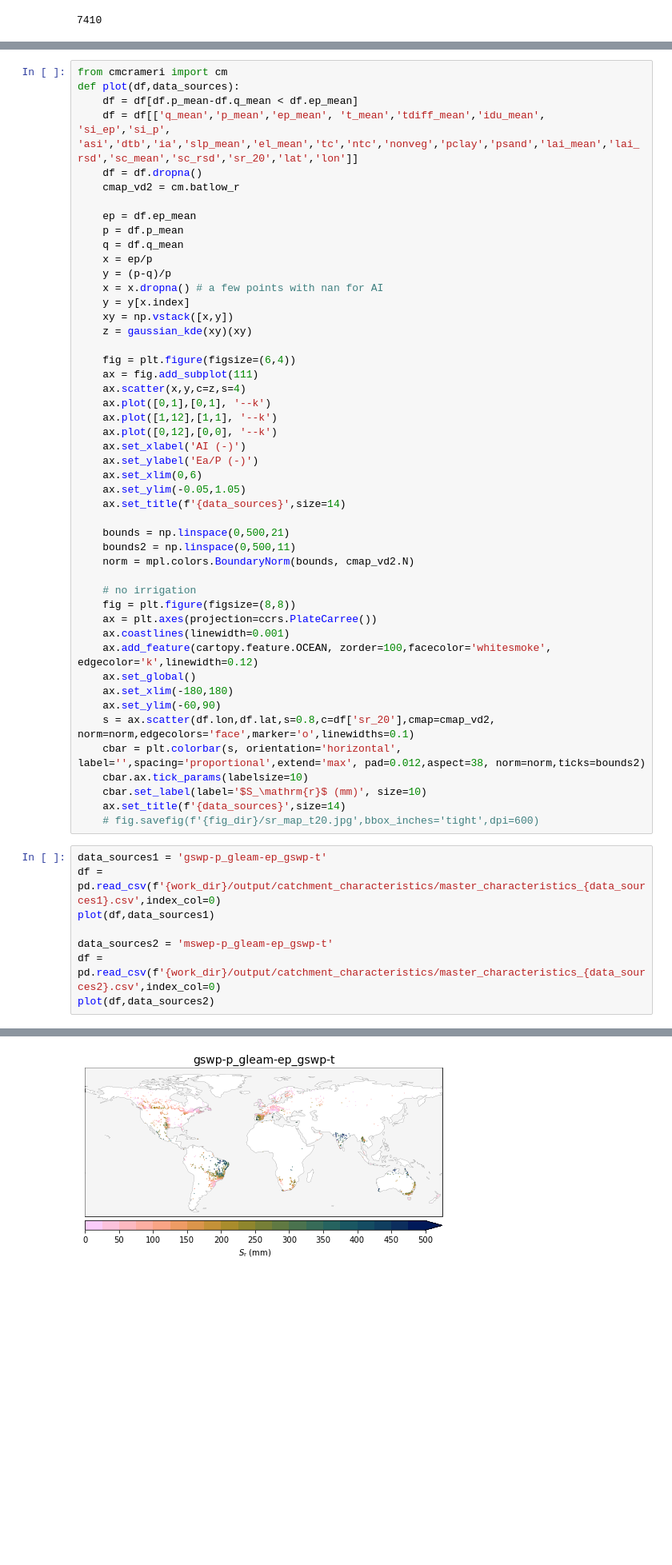
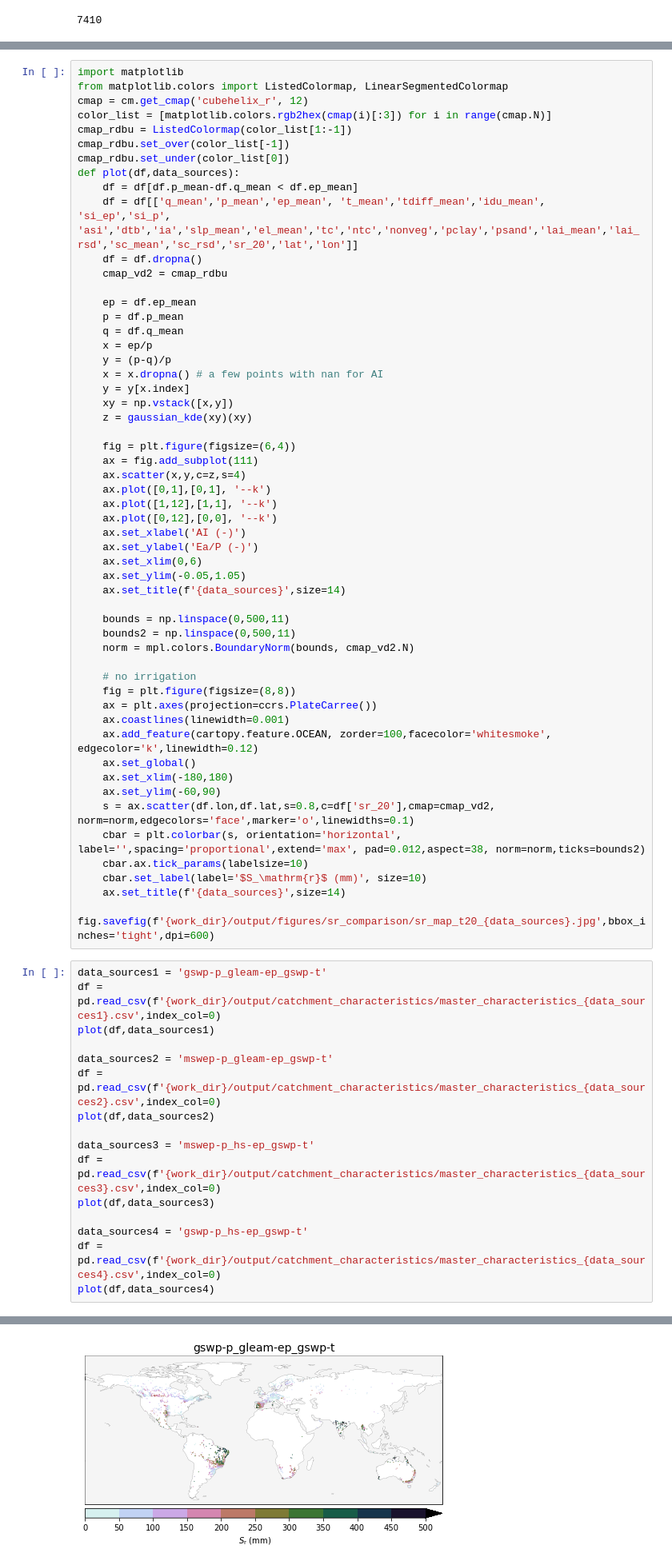
Before and after one commit to fvanoorschot/global_sr_module, a Jupyter notebook: catchment_descriptors.ipynb, the cells around one changed output, grey strips where cells are left out. Shown at 80% size. Saved outputs shown, nothing was run; the diff lists cells and outputs as text; blank space fills up the shorter version.

```diff
--- a/catchment_descriptors.ipynb
+++ b/catchment_descriptors.ipynb
@@ -440,12 +440,18 @@ co
 # %% [markdown]
 # visualize Sr and budyko
 # %%
-from cmcrameri import cm
+import matplotlib
+from matplotlib.colors import ListedColormap, LinearSegmentedColormap
+cmap = cm.get_cmap('cubehelix_r', 12)
+color_list = [matplotlib.colors.rgb2hex(cmap(i)[:3]) for i in range(cmap.N)]
+cmap_rdbu = ListedColormap(color_list[1:-1])
+cmap_rdbu.set_over(color_list[-1])
+cmap_rdbu.set_under(color_list[0])
 def plot(df,data_sources):
     df = df[df.p_mean-df.q_mean < df.ep_mean]
     df = df[['q_mean','p_mean','ep_mean', 't_mean','tdiff_mean','idu_mean', 'si_ep','si_p', 'asi','dtb','ia','slp_mean','el_mean','tc','ntc','nonveg','pclay','psand','lai_mean','lai_rsd','sc_mean','sc_rsd','sr_20','lat','lon']]
     df = df.dropna()
-    cmap_vd2 = cm.batlow_r
+    cmap_vd2 = cmap_rdbu
 
     ep = df.ep_mean
     p = df.p_mean
@@ -469,7 +475,7 @@ def plot(df,data_sources):
     ax.set_ylim(-0.05,1.05)
     ax.set_title(f'{data_sources}',size=14)
 
-    bounds = np.linspace(0,500,21)
+    bounds = np.linspace(0,500,11)
     bounds2 = np.linspace(0,500,11)
     norm = mpl.colors.BoundaryNorm(bounds, cmap_vd2.N)
 
@@ -486,16 +492,24 @@ def plot(df,data_sources):
     cbar.ax.tick_params(labelsize=10)
     cbar.set_label(label='$S_\mathrm{r}$ (mm)', size=10)
     ax.set_title(f'{data_sources}',size=14)
-    # fig.savefig(f'{fig_dir}/sr_map_t20.jpg',bbox_inches='tight',dpi=600)
+    fig.savefig(f'{work_dir}/output/figures/sr_comparison/sr_map_t20_{data_sources}.jpg',bbox_inches='tight',dpi=600)
 # %%
 data_sources1 = 'gswp-p_gleam-ep_gswp-t'
 df = pd.read_csv(f'{work_dir}/output/catchment_characteristics/master_characteristics_{data_sources1}.csv',index_col=0)
 plot(df,data_sources1)
 
 data_sources2 = 'mswep-p_gleam-ep_gswp-t'
 df = pd.read_csv(f'{work_dir}/output/catchment_characteristics/master_characteristics_{data_sources2}.csv',index_col=0)
 plot(df,data_sources2)
+
+data_sources3 = 'mswep-p_hs-ep_gswp-t'
+df = pd.read_csv(f'{work_dir}/output/catchment_characteristics/master_characteristics_{data_sources3}.csv',index_col=0)
+plot(df,data_sources3)
+
+data_sources4 = 'gswp-p_hs-ep_gswp-t'
+df = pd.read_csv(f'{work_dir}/output/catchment_characteristics/master_characteristics_{data_sources4}.csv',index_col=0)
+plot(df,data_sources4)
 # %% [output]
 [figure]
-[figure, old version]
+[figure, new version]
 [figure]
```
Also changed, not shown: parts of 16 cells of this notebook, 3 other files.
